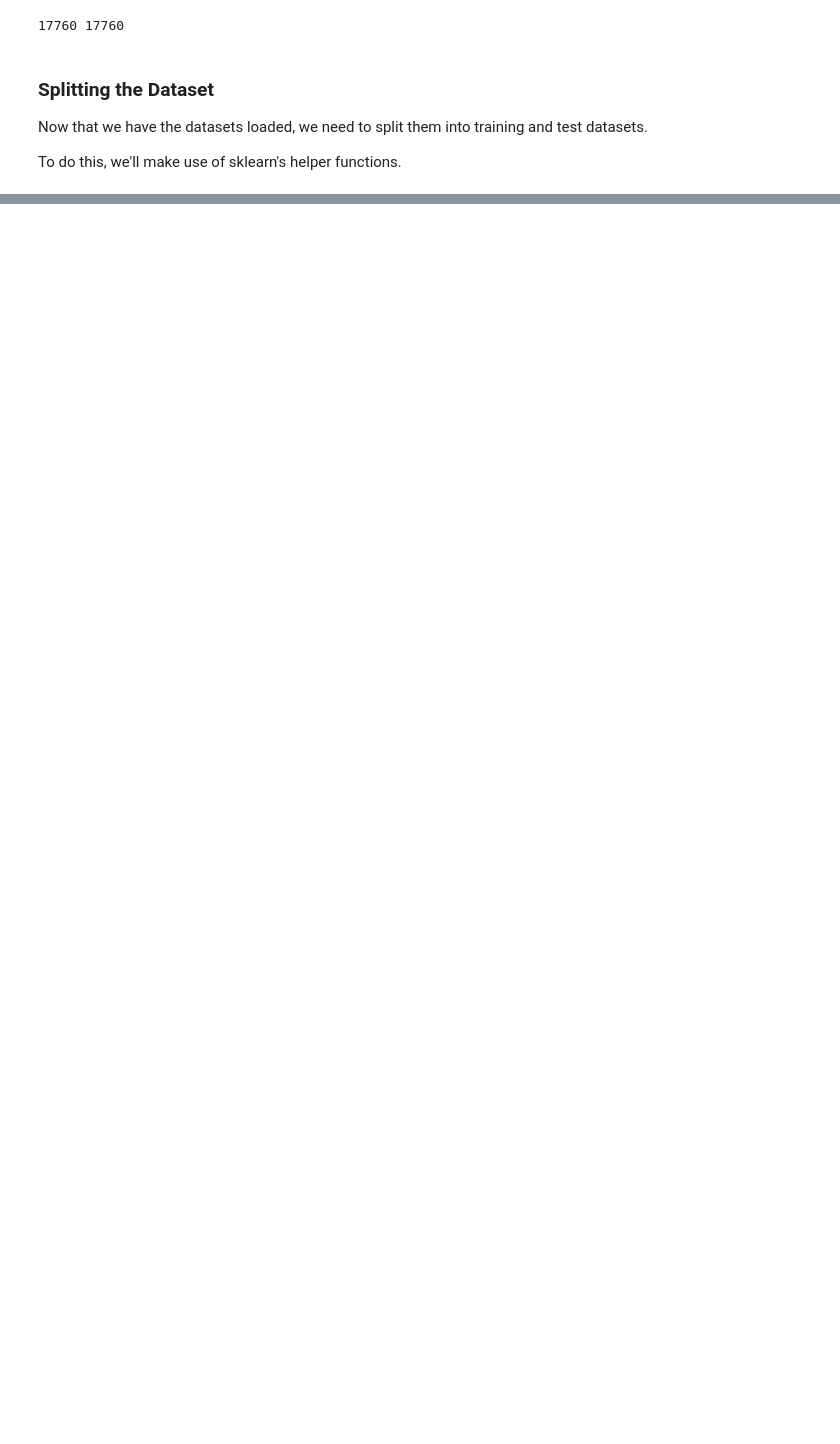
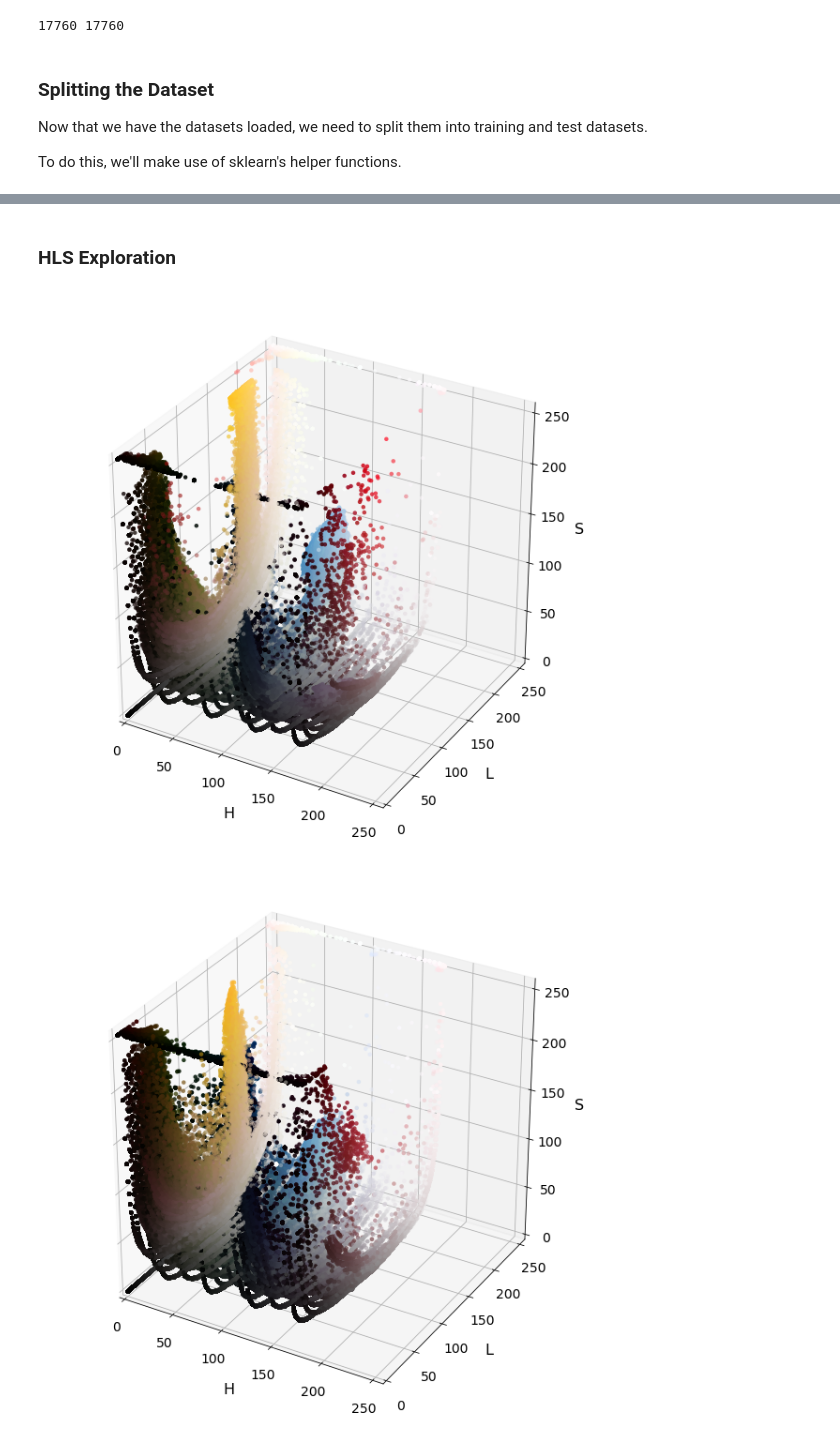
Before and after one commit to hlfshell/Udacity-CarND-VehicleDetection, a Jupyter notebook: Vehicle Detection Project.ipynb, the cells around one changed output, grey strips where cells are left out. Saved outputs shown, nothing was run; the diff lists cells and outputs as text; code cells hidden in the pictures; blank space fills up the shorter version.

```diff
--- a/Vehicle Detection Project.ipynb
+++ b/Vehicle Detection Project.ipynb
@@ -116,0 +189,10 @@ X_train, X_test, y_train, y_test = train_test_split(features, labels, test_size=
+# %% [markdown]
+### HLS Exploration
+# %%
+plot3d(test_img1, "HLS")
+plt.show()
+plot3d(test_img2, "HLS")
+plt.show()
+# %% [output]
+[figure, added]
+[figure, added]
```
Also changed, not shown: parts of 17 cells of this notebook.
